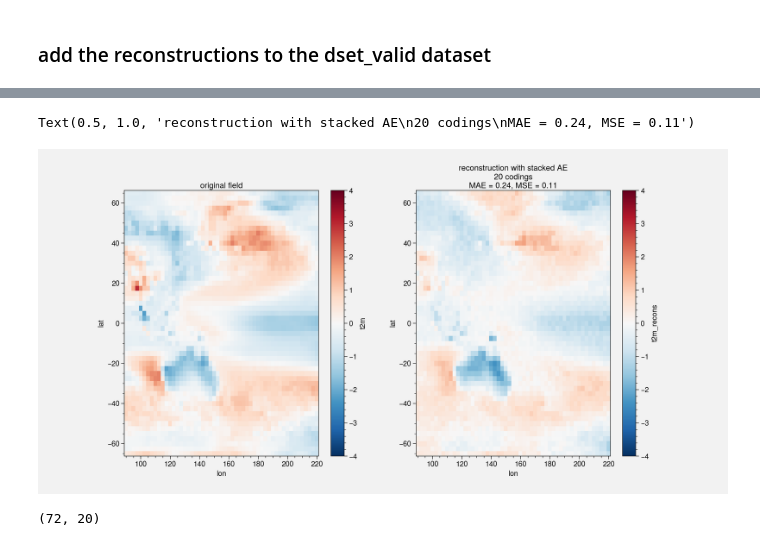
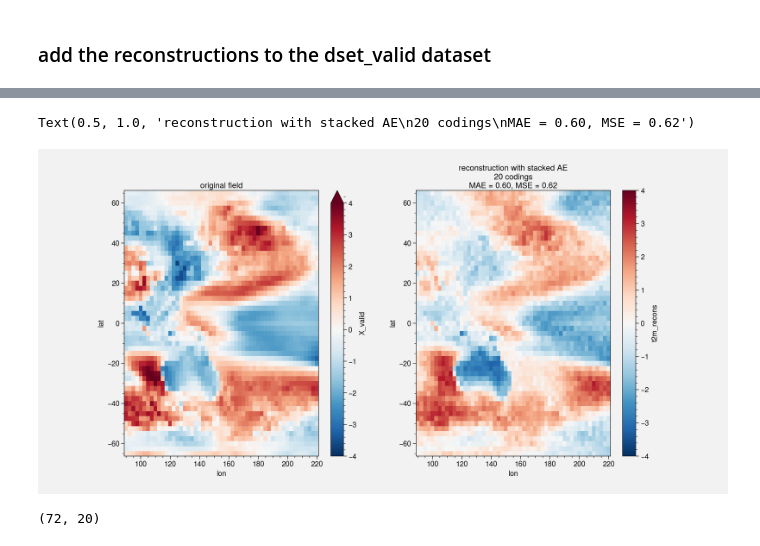
Before and after one commit to nicolasfauchereau/ML4seas, a Jupyter notebook: features-extractors/dimensionality_reduction/AE_vs_PCA/HOML_2_AE_GANS_climate.ipynb, the cells around one changed output, grey strips where cells are left out. Drawn from its saved outputs; the diff is of its cells as text; code cells hidden in the pictures.

Commit message:
use scikit-learn standard scaler to scale the original dataset prior to PCA and AE

```diff
--- a/features-extractors/dimensionality_reduction/AE_vs_PCA/HOML_2_AE_GANS_climate.ipynb
+++ b/features-extractors/dimensionality_reduction/AE_vs_PCA/HOML_2_AE_GANS_climate.ipynb
@@ -166,0 +178,6 @@ X_valid = dset_valid[var_name.lower()].data.astype(np.float32)
+# %%
+X_train = X_train.reshape(X_train_shape)
+# %%
+X_valid = scaler.transform(X_valid.reshape(X_valid.shape[0], X_valid.shape[1] * X_valid.shape[2]))
+# %%
+X_valid = X_valid.reshape(X_valid_shape)
@@ -167,3 +188,5 @@ X_valid = dset_valid[var_name.lower()].data.astype(np.float32)
+# %%
+dset_valid['X_valid'] = (('time','lat','lon'), X_valid)
 # %% [markdown]
 ### defines the number of encodings here
 # %%
@@ -264,16 +287,16 @@ np.round(last_mae, 2)
 # %%
 f, axes = plt.subplots(ncols=2, figsize=(12, 6))
 
-dset_valid.isel(time=i)[var_name.lower()].plot(ax=axes[0], vmin=-4, vmax=4, cmap=plt.cm.RdBu_r)
+dset_valid.isel(time=i)['X_valid'].plot(ax=axes[0], vmin=-4, vmax=4, cmap=plt.cm.RdBu_r)
 
 dset_valid.isel(time=i)[var_name.lower() + '_recons'].plot(ax=axes[1], vmin=-4,  vmax=4, cmap=plt.cm.RdBu_r)
 
 axes[0].set_title('original field')
 
 axes[1].set_title(f'reconstruction with stacked AE\n{n_codings} codings\nMAE = {last_mae:4.2f}, MSE = {last_mse:4.2f}')
 # %% [output]
-Text(0.5, 1.0, 'reconstruction with stacked AE\n20 codings\nMAE = 0.24, MSE = 0.11')
+Text(0.5, 1.0, 'reconstruction with stacked AE\n20 codings\nMAE = 0.60, MSE = 0.62')
-[figure, old version]
+[figure, new version]
 # %%
 codings.shape
 # %% [output]
```
Also changed, not shown: parts of 21 cells of this notebook.
